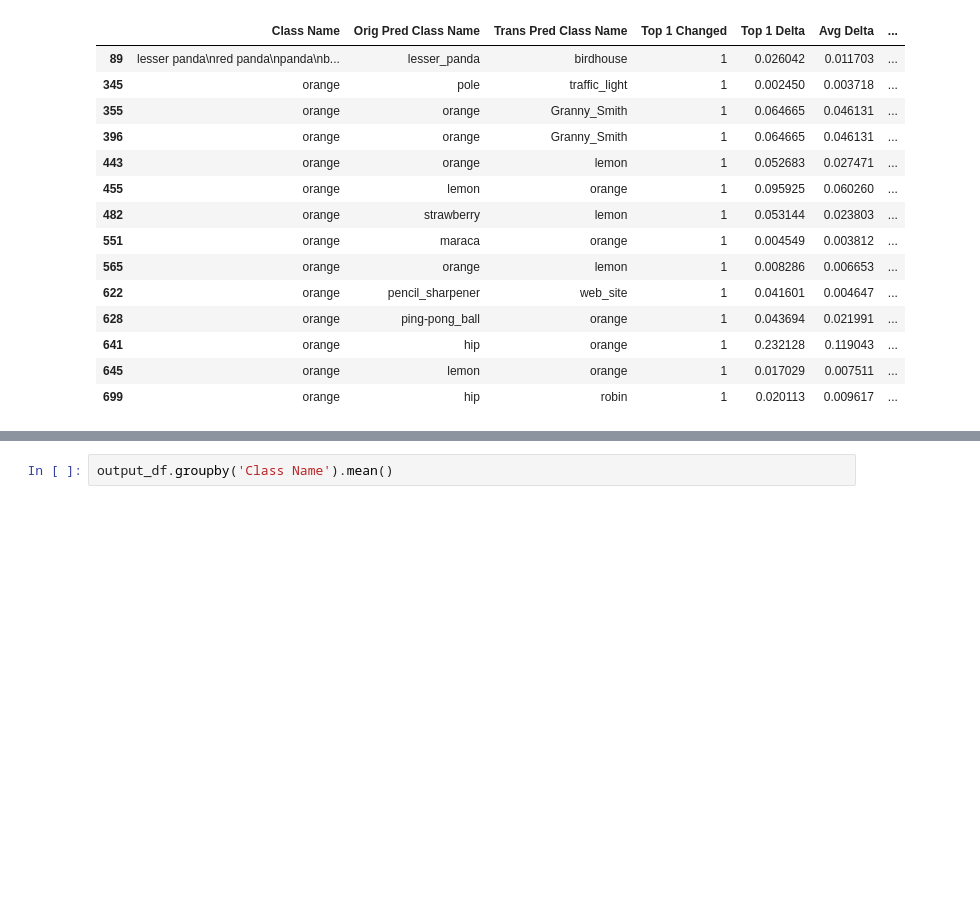
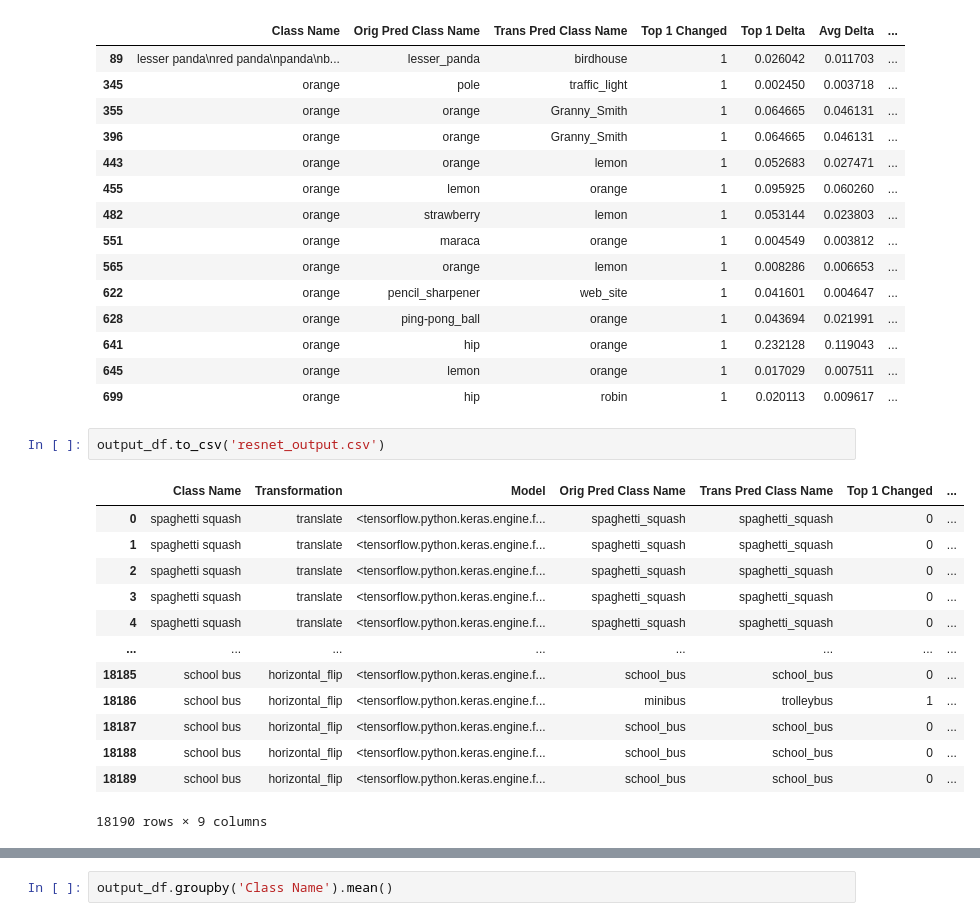
Before and after one commit to felixdumont/nn_invariance, a Jupyter notebook: NN Invariance Project.ipynb, the cells around one changed output, grey strips where cells are left out. Cells and saved outputs as stored; diff of their text form; blank space fills up the shorter version.

```diff
--- a/NN Invariance Project.ipynb
+++ b/NN Invariance Project.ipynb
@@ -151,6 +182,22 @@ output_df.loc[lambda f: f['Top 1 Changed'] == 1] # All results that changed
 | 641 | orange | hip | orange | 1 | 0.232128 | 0.119043 | ... |
 | 645 | orange | lemon | orange | 1 | 0.017029 | 0.007511 | ... |
 | 699 | orange | hip | robin | 1 | 0.020113 | 0.009617 | ... |
+# %%
+output_df.to_csv('resnet_output.csv')
+# %% [output]
+|  | Class Name | Transformation | Model | Orig Pred Class Name | Trans Pred Class Name | Top 1 Changed | ... |
+| 0 | spaghetti squash | translate | <tensorflow.python.keras.engine.f... | spaghetti_squash | spaghetti_squash | 0 | ... |
+| 1 | spaghetti squash | translate | <tensorflow.python.keras.engine.f... | spaghetti_squash | spaghetti_squash | 0 | ... |
+| 2 | spaghetti squash | translate | <tensorflow.python.keras.engine.f... | spaghetti_squash | spaghetti_squash | 0 | ... |
+| 3 | spaghetti squash | translate | <tensorflow.python.keras.engine.f... | spaghetti_squash | spaghetti_squash | 0 | ... |
+| 4 | spaghetti squash | translate | <tensorflow.python.keras.engine.f... | spaghetti_squash | spaghetti_squash | 0 | ... |
+| ... | ... | ... | ... | ... | ... | ... | ... |
+| 18185 | school bus | horizontal_flip | <tensorflow.python.keras.engine.f... | school_bus | school_bus | 0 | ... |
+| 18186 | school bus | horizontal_flip | <tensorflow.python.keras.engine.f... | minibus | trolleybus | 1 | ... |
+| 18187 | school bus | horizontal_flip | <tensorflow.python.keras.engine.f... | school_bus | school_bus | 0 | ... |
+| 18188 | school bus | horizontal_flip | <tensorflow.python.keras.engine.f... | school_bus | school_bus | 0 | ... |
+| 18189 | school bus | horizontal_flip | <tensorflow.python.keras.engine.f... | school_bus | school_bus | 0 | ... |
+18190 rows × 9 columns
 # %%
 output_df # All results
 # %% [output]
```
Also changed, not shown: parts of 8 cells of this notebook.
